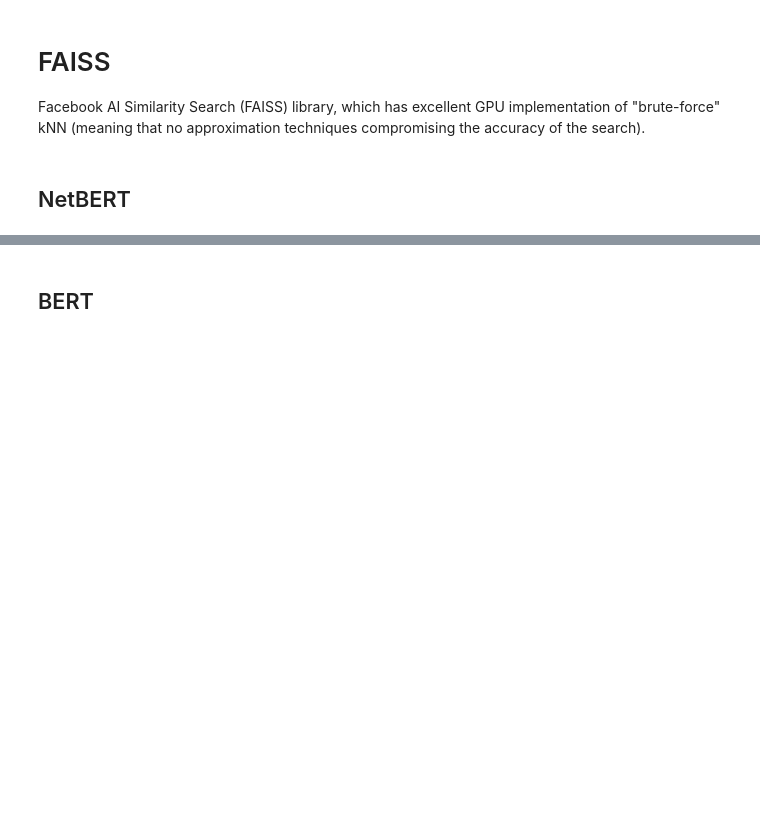
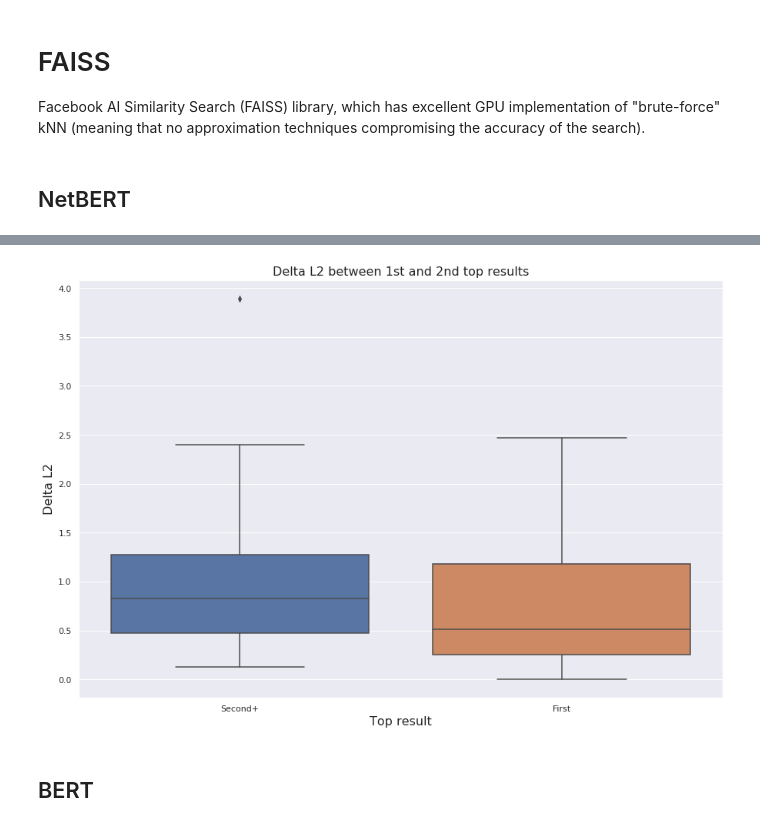
Before and after one commit to ant-louis/netbert, a Jupyter notebook: Code/Extrinsic_evaluation/QA/FAISS.ipynb, the cells around one changed output, grey strips where cells are left out. Drawn from its saved outputs; the diff is of its cells as text; code cells hidden in the pictures; blank space fills up the shorter version.

```diff
--- a/Code/Extrinsic_evaluation/QA/FAISS.ipynb
+++ b/Code/Extrinsic_evaluation/QA/FAISS.ipynb
@@ -316,3 +339,47 @@ TypeError: 'leave' is an invalid keyword argument for this function
+# %%
+def compute_delta_l2(row):
+    """
+    Given a row of the dataframe, compute the L2 delta such as:
+    - If the top result is the first result, compute the delat with the second result;
+    - If the top result is not the first result, compute the delta with the first result.
+    """
+    # Get idx of top result.
+    top_idx = row.Top_result_idx
+
+    if top_idx == 0:
+        # If best result is 0, do nothing (search has not found the answer in a chunk).
+        return np.nan
+
+    # Get associated L2 distance with query vector.
+    col = 'result' + str(top_idx) +'_L2dist'
+    l2_top = row[col]
+
+    if top_idx == 1:
+        # If best result is first result, compute delta with second result.
+        l2_sec = row.result2_L2dist
+        delta = abs(l2_top - l2_sec)
+    else:
+        # If best result is not first result, compute delta with first result.
+        l2_first = row.result1_L2dist
+        delta = abs(l2_top - l2_first)
+    return delta
+
+
+df['delta_l2'] = df.apply(lambda row: compute_delta_l2(row), axis=1)
+df['top_result'] = df.apply(lambda row: 'First' if row.Top_result_idx==1 else 'Second+', axis=1)
+
+
+
+
+sns.set(font_scale = 1)
+plt.figure(figsize=(15,10))
+ax = sns.boxplot(x="top_result", y="delta_l2", data=df.dropna())
+ax.set_title('Delta L2 between 1st and 2nd top results', fontsize=16)
+ax.set_xlabel('Top result', fontsize=16)
+ax.set_ylabel('Delta L2', fontsize=16)
+plt.show()
+# %% [output]
+[figure, added]
 # %% [markdown]
 ## BERT
 # %%
```
Also changed, not shown: parts of 4 cells of this notebook, 26 other files.
